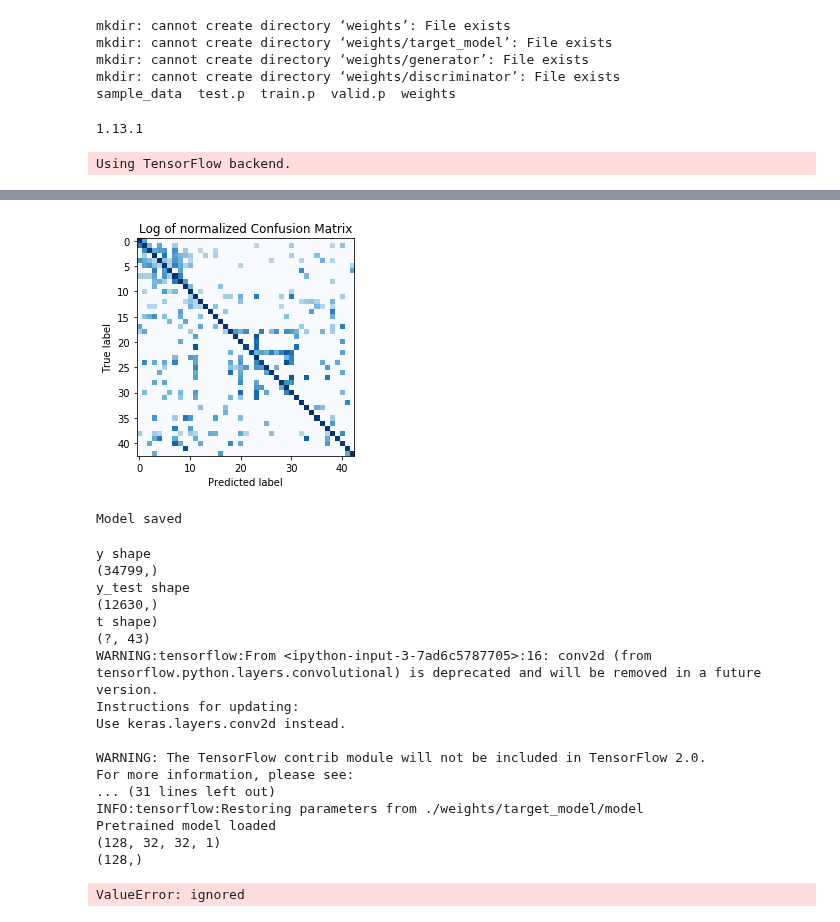
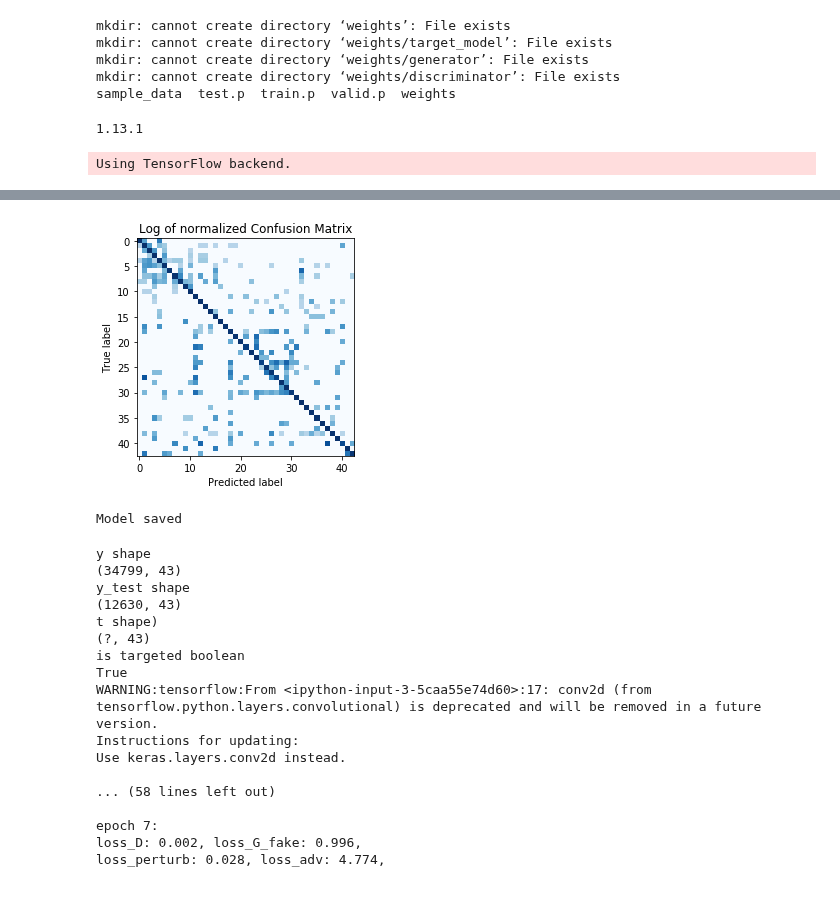
Before and after one commit to tortoisehare/TSR-GAN, a Jupyter notebook: fullGAN.ipynb, the cells around one changed output, grey strips where cells are left out. Cells and saved outputs as stored; diff of their text form; code cells hidden in the pictures.

```diff
--- a/fullGAN.ipynb
+++ b/fullGAN.ipynb
@@ -21,6 +21,7 @@ np.random.seed(1187) #to help reproduce
 #from __future__ import print_function
 import tensorflow as tf
 print(tf.__version__)
+from tensorflow.keras import layers
 
 import matplotlib.pyplot as plt
 import os
@@ -41,7 +42,7 @@ from keras import optimizers
 
 
 class Target:
-    def __init__(self, lr=0.001, epochs=5, n_input=32, n_classes=43, batch_size=20, restore=0):
+    def __init__(self, lr=0.001, epochs=25, n_input=32, n_classes=43, batch_size=20, restore=0):
         self.lr = lr
         self.epochs = epochs
         self.n_input = 32
@@ -304,4 +306,4 @@ Test Accuracy = 88.0%
-[figure, old version]
+[figure, new version]
 Model saved
 # %%
 #Generator
@@ -502,7 +505,7 @@ def AdvGAN(X, y, X_test, y_test, epochs=50, batch_size=128, target=3):
 
     # placeholder definitions
     x_pl = tf.placeholder(tf.float32, [None, X.shape[1], X.shape[2], X.shape[3]]) # image placeholder
-    t = tf.placeholder(tf.float32, [None, 43]) # target placeholder
+    t = tf.placeholder(tf.float32, [None, y.shape[-1]]) # target placeholder
     print("t shape)")
     print(t.shape)
     is_training = tf.placeholder(tf.bool, [])
@@ -510,11 +513,13 @@ def AdvGAN(X, y, X_test, y_test, epochs=50, batch_size=128, target=3):
     #-----------------------------------------------------------------------------------
     # MODEL DEFINITIONS
     is_targeted = False
-    if target in range(0, 43):
+    if target in range(0, y.shape[-1]):
         is_targeted = True
 
     # gather target model
     f = Target()
+    print("is targeted boolean")
+    print(is_targeted)
 
     thresh = 0.3
 
@@ -613,15 +618,17 @@ def AdvGAN(X, y, X_test, y_test, epochs=50, batch_size=128, target=3):
             # if targeted, create one hot vectors of the target
             if is_targeted:
                 targets = np.full((batch_y.shape[0],), target)
-                batch_y = np.eye(43)[targets]
+                batch_y = np.eye(y.shape[-1])[targets]
 
             # train the discriminator first n times
             for _ in range(1):
                 _, loss_D_batch = sess.run([d_opt, d_loss], feed_dict={x_pl: batch_x, \
                                            is_training: True})
 
-            print(batch_x.shape)
-            print(batch_y.shape)
+            #print("batch x")
+            #print(batch_x.shape)
+            #print("batch y")
+            #print(batch_y.shape)
 
 			       # train the generator n times
             for _ in range(1):
@@ -679,11 +686,11 @@ def AdvGAN(X, y, X_test, y_test, epochs=50, batch_size=128, target=3):
 
 def attack(X, y, batch_size=128, thresh=0.3, target=3):
     x_pl = tf.placeholder(tf.float32, [None, X.shape[1], X.shape[2], X.shape[3]]) # image placeholder
-    t = tf.placeholder(tf.float32, [None, 43]) # target placeholder
+    t = tf.placeholder(tf.float32, [None, y.shape[-1]]) # target placeholder
     is_training = tf.placeholder(tf.bool, [])
 
     is_targeted = False
-    if target in range(0, 43):
+    if target in range(0, y.shape[-1]):
         is_targeted = True
 
     perturb = tf.clip_by_value(generator(x_pl, is_training), -thresh, thresh)
@@ -700,10 +707,10 @@ def attack(X, y, batch_size=128, thresh=0.3, target=3):
 
     sess = tf.Session()
 
-    f_saver = tf.train.Saver(f_vars)
-    g_saver = tf.train.Saver(g_vars)
-    f_saver.restore(sess, "./weights/target_model/model")
-    g_saver.restore(sess, tf.train.latest_checkpoint("./weights/generator/"))
+    f_saver2 = tf.train.Saver(f_vars)
+    g_saver2 = tf.train.Saver(g_vars)
+    f_saver2.restore(sess, "./weights/target_model/model")
+    g_saver2.restore(sess, tf.train.latest_checkpoint("./weights/generator/"))
 
     rawpert, pert, fake_l, real_l = sess.run([perturb, x_perturbed, f_fake_probs, f_real_probs], \
                           feed_dict={x_pl: X[:32], \
@@ -721,7 +728,7 @@ def attack(X, y, batch_size=128, thresh=0.3, target=3):
 
         if is_targeted:
             targets = np.full((batch_y.shape[0],), target)
-            batch_y = np.eye(43)[targets]
+            batch_y = np.eye(y.shape[-1])[targets]
 
         acc, fake_l, x_pert = sess.run([accuracy, f_fake_probs, x_perturbed], feed_dict={x_pl: batch_x, t: batch_y, is_training: False})
         accs.append(acc)
@@ -780,24 +787,25 @@ n_train = len(X_train)
 assert(len(X_test)==len(Y_test))
 n_test = len(X_test)
 '''
-AdvGAN(X_train, Y_train, X_test, Y_test, batch_size=128, epochs=50, target=-1)
-attack(X_test, Y_test, target=-1)
+Y_train = to_categorical(Y_train, num_classes=43)
+Y_test = to_categorical(Y_test, num_classes=43)
+AdvGAN(X_train, Y_train, X_test, Y_test, batch_size=128, epochs=50, target=3)
+attack(X_test, Y_test, target=3)
 # %% [output]
 y shape
-(34799,)
+(34799, 43)
 y_test shape
-(12630,)
+(12630, 43)
 t shape)
 (?, 43)
-WARNING:tensorflow:From <ipython-input-3-7ad6c5787705>:16: conv2d (from tensorflow.python.layers.convolutional) is deprecated and will be removed in a future version.
+is targeted boolean
+True
+WARNING:tensorflow:From <ipython-input-3-5caa55e74d60>:17: conv2d (from tensorflow.python.layers.convolutional) is deprecated and will be removed in a future version.
 Instructions for updating:
 Use keras.layers.conv2d instead.
 
-WARNING: The TensorFlow contrib module will not be included in TensorFlow 2.0.
-For more information, please see:
-... (31 lines left out)
-INFO:tensorflow:Restoring parameters from ./weights/target_model/model
-Pretrained model loaded
-(128, 32, 32, 1)
-(128,)
+... (58 lines left out)
+
+epoch 7:
+loss_D: 0.002, loss_G_fake: 0.996,
+loss_perturb: 0.028, loss_adv: 4.774,
-ValueError: ignored
```
Also changed, not shown: parts of 3 cells of this notebook.
